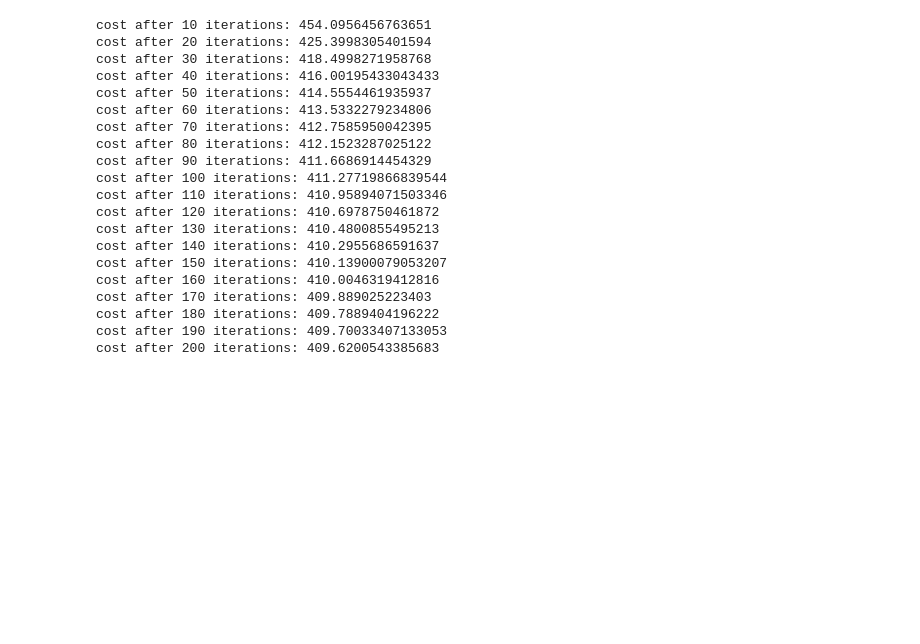
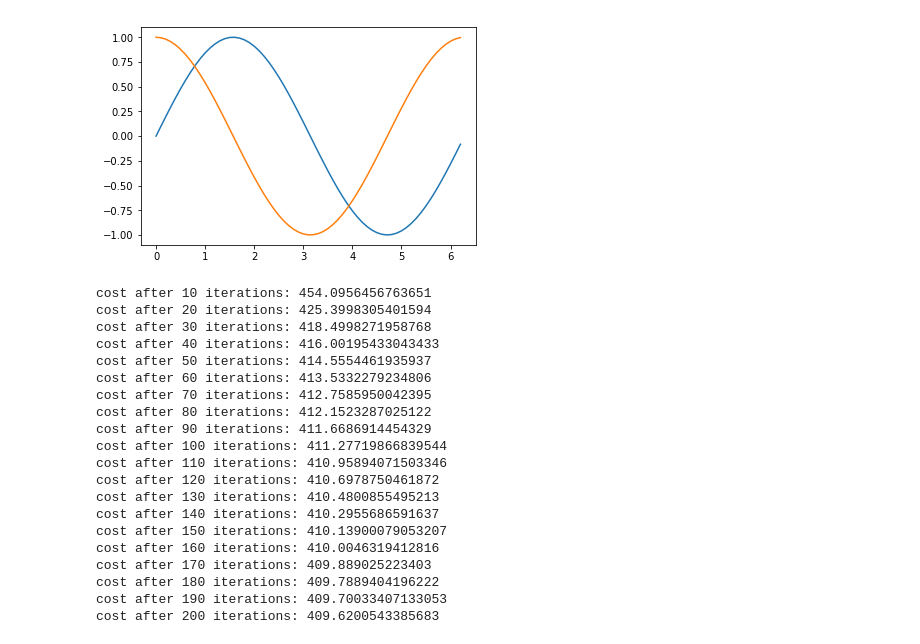
Before and after one commit to Milind-Blaze/source_separation, a Jupyter notebook: sourcesep/Source_separation_dirty.ipynb, the cells around one changed output. Saved outputs shown, nothing was run; the diff lists cells and outputs as text; code cells hidden in the pictures; blank space fills up the shorter version.

```diff
--- a/sourcesep/Source_separation_dirty.ipynb
+++ b/sourcesep/Source_separation_dirty.ipynb
@@ -12,6 +12,15 @@ from sklearn.decomposition import NMF
 
 # os.sys.path
 # !pip install opencv-python
+# %%
+x = np.arange(0,2*np.pi,0.1)
+sin = np.sin(x)
+cos = np.cos(x)
+a = [sin, cos]
+for i in a:
+    plt.plot(x,i)
+# %% [output]
+[figure, added]
 # %%
 import cv2
 import os
```
Also changed, not shown: 22 other files.
